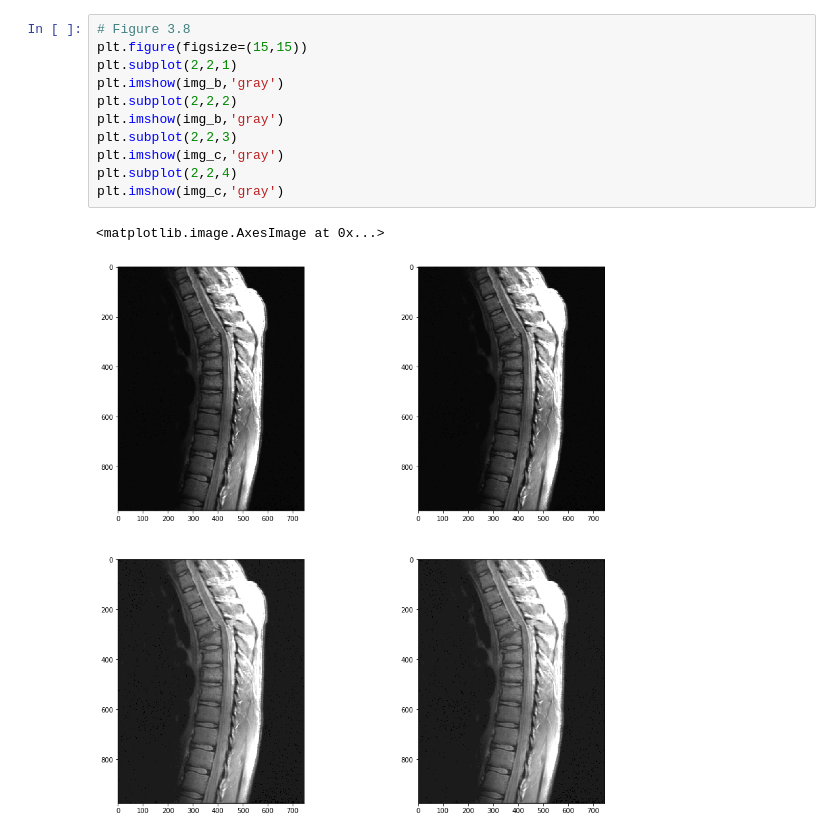
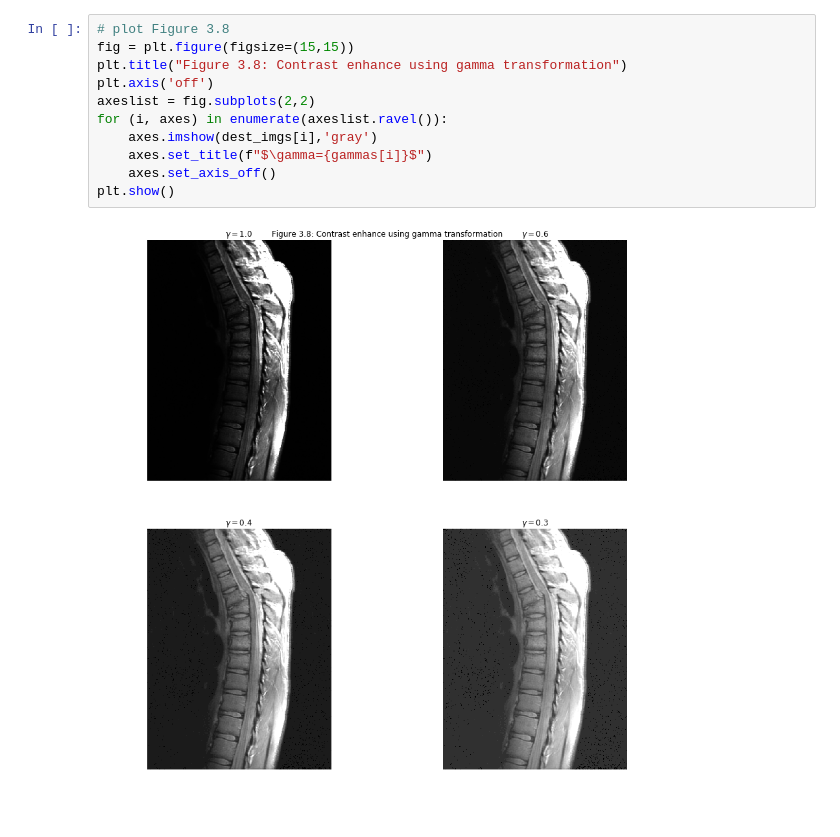
Before and after one commit to johnnychen94/Image-Processing-in-Julia, a Jupyter notebook: DIP3E/Codes/Python/Chapter-3/Example3-1.ipynb, the cells around one changed output. Cells and saved outputs as stored; diff of their text form.

```diff
--- a/DIP3E/Codes/Python/Chapter-3/Example3-1.ipynb
+++ b/DIP3E/Codes/Python/Chapter-3/Example3-1.ipynb
@@ -23,14 +27,13 @@ img_d = img**0.3
-# %%
-# Figure 3.8
-plt.figure(figsize=(15,15))
-plt.subplot(2,2,1)
-plt.imshow(img_b,'gray')
-plt.subplot(2,2,2)
-plt.imshow(img_b,'gray')
-plt.subplot(2,2,3)
-plt.imshow(img_c,'gray')
-plt.subplot(2,2,4)
-plt.imshow(img_c,'gray')
-# %% [output]
-<matplotlib.image.AxesImage at 0x...>
-[figure, removed]
+# %%
+# plot Figure 3.8
+fig = plt.figure(figsize=(15,15))
+plt.title("Figure 3.8: Contrast enhance using gamma transformation")
+plt.axis('off')
+axeslist = fig.subplots(2,2)
+for (i, axes) in enumerate(axeslist.ravel()):
+    axes.imshow(dest_imgs[i],'gray')
+    axes.set_title(f"$\gamma={gammas[i]}$")
+    axes.set_axis_off()
+plt.show()
+# %% [output]
+[figure, added]
```
Also changed, not shown: parts of 5 cells of this notebook, 3 other files.
